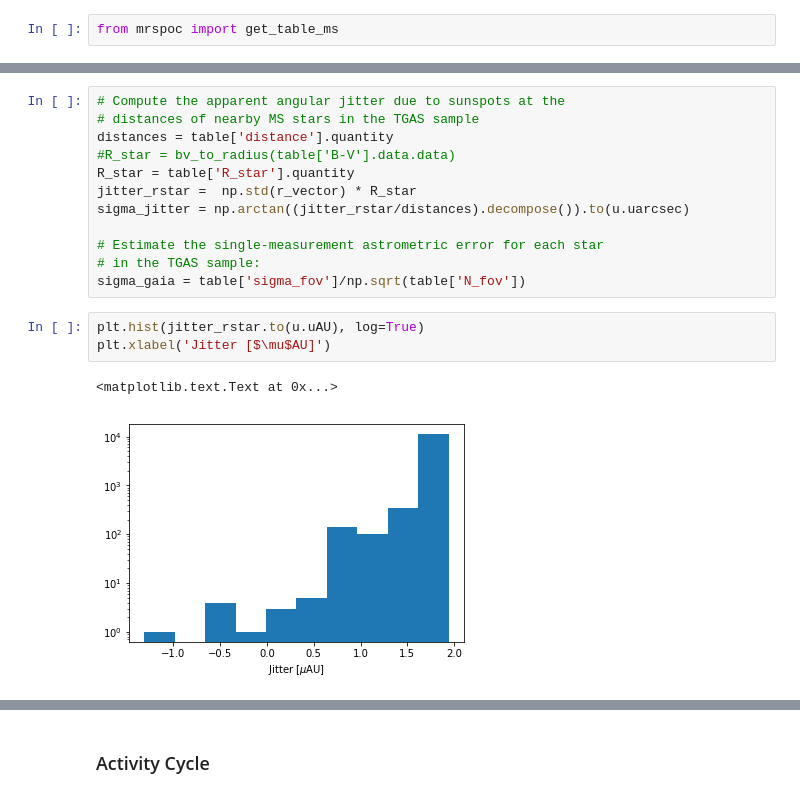
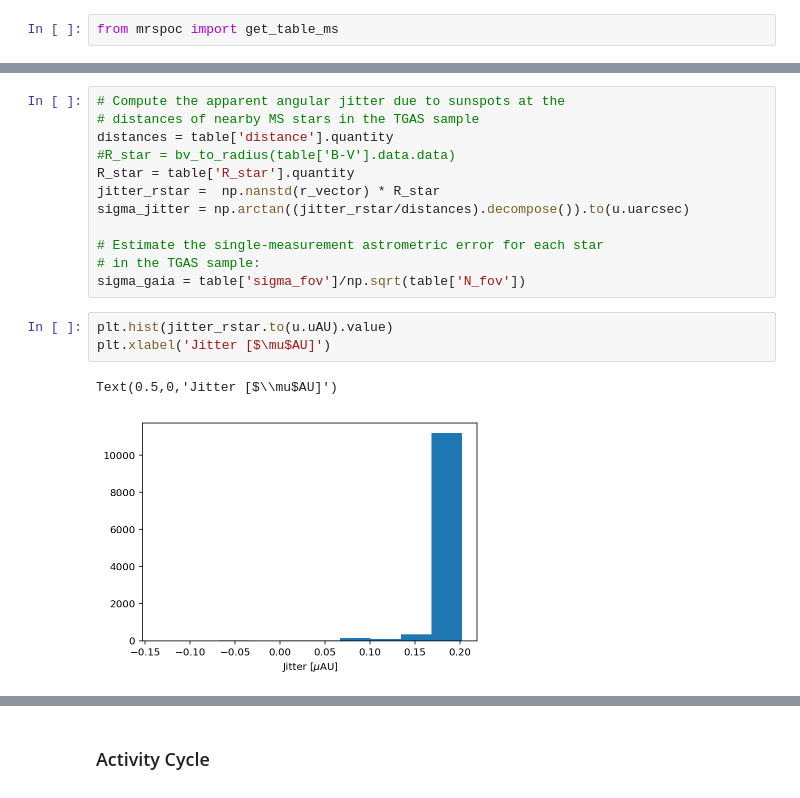
Before and after one commit to bmorris3/mrspoc, a Jupyter notebook: sunspots.ipynb, the cells around one changed output, grey strips where cells are left out. Drawn from its saved outputs; the diff is of its cells as text.

```diff
--- a/sunspots.ipynb
+++ b/sunspots.ipynb
@@ -279,18 +310,18 @@ table = get_table_ms()
 distances = table['distance'].quantity
 #R_star = bv_to_radius(table['B-V'].data.data)
 R_star = table['R_star'].quantity
-jitter_rstar =  np.std(r_vector) * R_star
+jitter_rstar =  np.nanstd(r_vector) * R_star
 sigma_jitter = np.arctan((jitter_rstar/distances).decompose()).to(u.uarcsec)
 
 # Estimate the single-measurement astrometric error for each star
 # in the TGAS sample:
 sigma_gaia = table['sigma_fov']/np.sqrt(table['N_fov'])
 # %%
-plt.hist(jitter_rstar.to(u.uAU), log=True)
+plt.hist(jitter_rstar.to(u.uAU).value)
 plt.xlabel('Jitter [$\mu$AU]')
 # %% [output]
-<matplotlib.text.Text at 0x...>
+Text(0.5,0,'Jitter [$\\mu$AU]')
-[figure, old version]
+[figure, new version]
 # %%
 #plt.hist(jitter_amplitude, log=True);
 fig, ax = plt.subplots(figsize=(4, 4))
```
Also changed, not shown: parts of 19 cells of this notebook, 10 other files.
